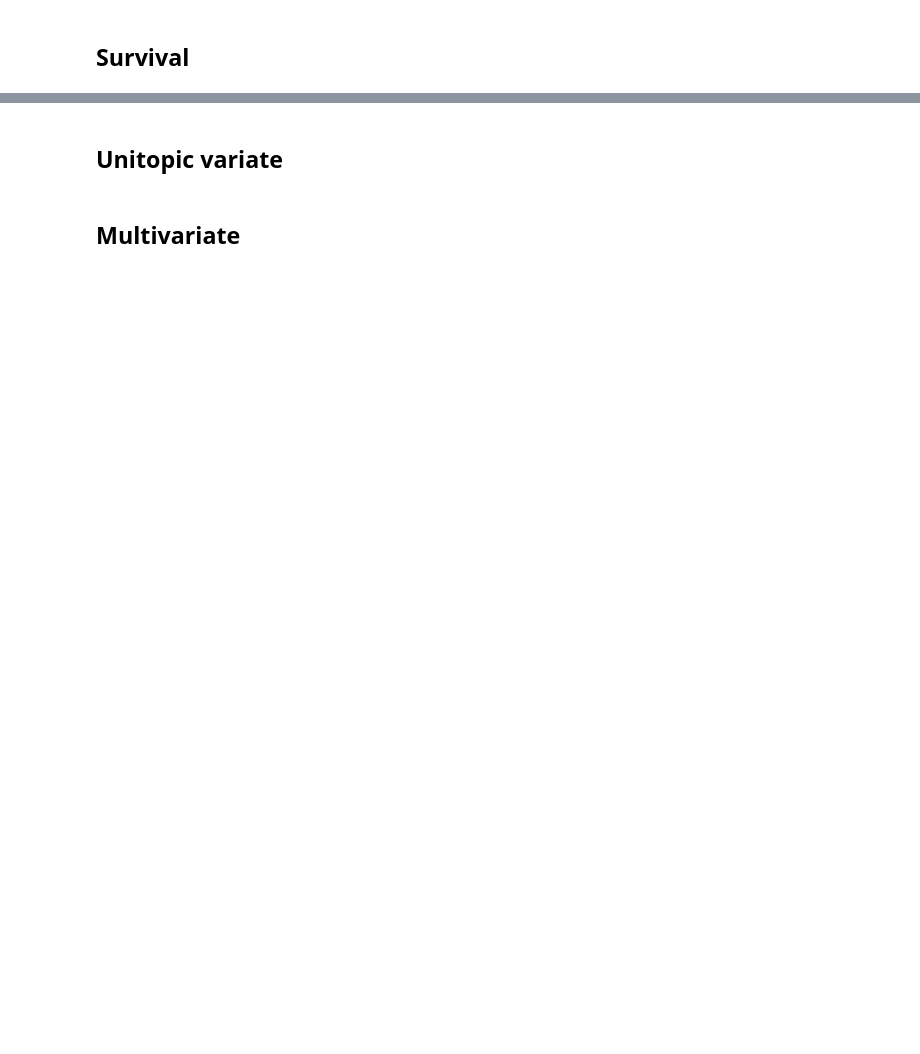
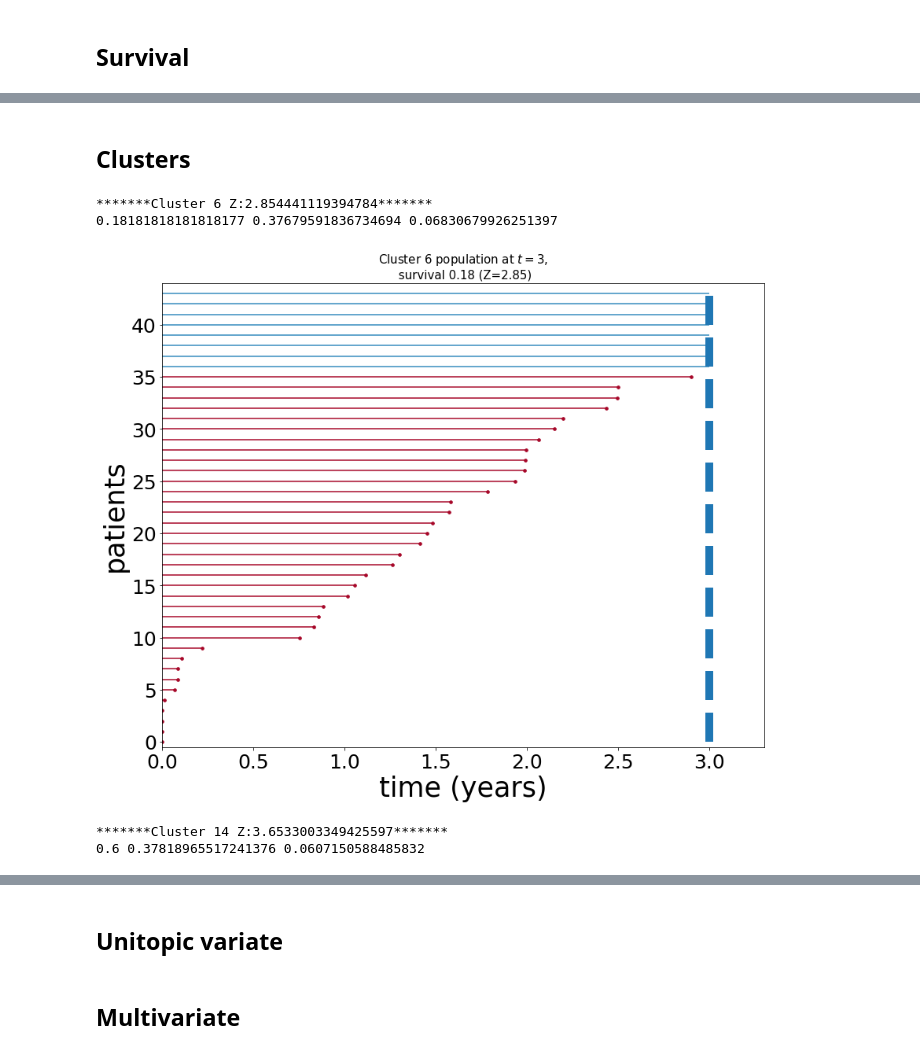
Before and after one commit to BioPhys-Turin/keywordTCGA, a Jupyter notebook: triSBM_survival.ipynb, the cells around one changed output, grey strips where cells are left out. Drawn from its saved outputs; the diff is of its cells as text; code cells hidden in the pictures; blank space fills up the shorter version.

Commit message:
add survival plots

```diff
--- a/triSBM_survival.ipynb
+++ b/triSBM_survival.ipynb
@@ -40,3 +81,59 @@ def get_survival(case):
         return case["cases.0.diagnoses.0.days_to_last_follow_up"]
 
 df_files["days_survival"] = df_files.apply(get_survival,1)
+# %% [markdown]
+## Clusters
+# %%
+from lifelines.plotting import plot_lifetimes
+
+l=0
+
+for cluster in ["Cluster %d"%(c+1) for c in [5,13]]:
+#for subtype in df_files["Subtype_Selected"].unique():
+    subset = df_files[(~df_files["days_survival"].isna()) & (df_files["days_survival"]!="unknown") & df_files.index.isin(pd.read_csv(f"brca/trisbm/trisbm_level_{l}_clusters.csv")[cluster].dropna())]
+    #subset = df_files[(~df_files["days_survival"].isna()) & (df_files["days_survival"]!="unknown") & (df_files["Subtype_Selected"]==subtype)]
+
+    CURRENT_TIME = 3
+
+    actual_lifetimes = subset["days_survival"].astype(float).to_numpy()/365
+    observed_lifetimes = np.minimum(actual_lifetimes, CURRENT_TIME)
+    death_observed = actual_lifetimes < CURRENT_TIME
+
+    survival = 1 - death_observed.sum()/float(len(actual_lifetimes))
+
+    ax = plot_lifetimes(observed_lifetimes, event_observed=death_observed, figsize=(18,15))
+
+    survivals = []
+    for stat in range(1000):
+        subset = df_files[(~df_files["days_survival"].isna()) & (df_files["days_survival"]!="unknown")]
+        sample_size=min((subset.shape[0],len(pd.read_csv(f"brca/trisbm/trisbm_level_{l}_clusters.csv")[cluster].dropna())))
+        subset=subset.sample(sample_size)
+        #subset = df_files[(~df_files["days_survival"].isna()) & (df_files["days_survival"]!="unknown")].sample((df_files["Subtype_Selected"]==subtype).sum())
+        actual_lifetimes = subset["days_survival"].astype(float).to_numpy()/365
+        observed_lifetimes = np.minimum(actual_lifetimes, CURRENT_TIME)
+        death_observed = actual_lifetimes < CURRENT_TIME
+        survivals.append(1 - death_observed.sum()/len(actual_lifetimes))
+    Z = np.abs(survival-np.average(survivals))/np.std(survivals)
+    if Z > 2:
+        print(f"*******{cluster} Z:{Z}*******")
+    print(survival, np.average(survivals), np.std(survivals))
+
+    ax.get_figure().set_size_inches(12,10)
+    ax.set_xlim(0, CURRENT_TIME*1.1)
+    ax.set_ylabel("patients", fontsize=35)
+    ax.vlines(CURRENT_TIME, 0, len(subset), lw=10, linestyles='--')
+    ax.set_xlabel("time (years)", fontsize=35)
+    ax.tick_params(labelsize=25)
+    ax.set_title(f"{cluster} population at $t={CURRENT_TIME}$,\n survival {survival.round(2)} (Z={round(Z,2)})", fontsize=15)
+    #ax.set_title(f"{subtype} population at $t={CURRENT_TIME}$,\n survival {survival.round(2)} (Z={round(Z,2)})", fontsize=15)
+    plt.tight_layout()
+    ax.get_figure().savefig(f"survival_trisbm_{cluster}_t{CURRENT_TIME}.pdf")
+    #ax.get_figure().savefig(f"survival_topsbm_{subtype}_t{CURRENT_TIME}.pdf")
+    plt.show()
+#print("Observed lifetimes at time %d:\n" % (CURRENT_TIME), observed_lifetimes)
+# %% [output]
+*******Cluster 6 Z:2.854441119394784*******
+0.18181818181818177 0.37679591836734694 0.06830679926251397
+[figure, added]
+*******Cluster 14 Z:3.6533003349425597*******
+0.6 0.37818965517241376 0.0607150588485832
```
Also changed, not shown: parts of 4 cells of this notebook, 8 other files.
